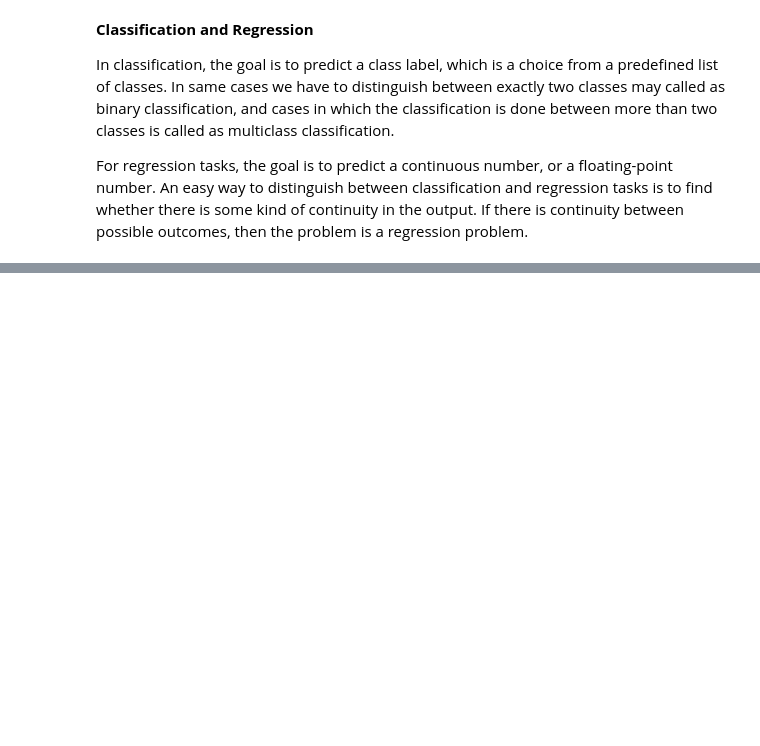
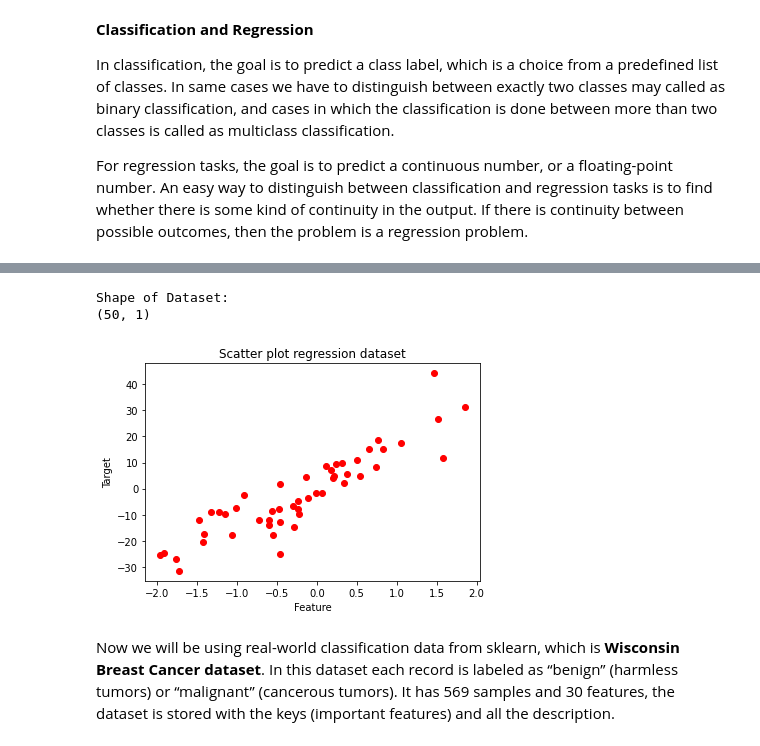
Before and after one commit to Bluelord/Intro_to_ML_Python, a Jupyter notebook: 02_Supervised_Learning.ipynb, the cells around one changed output, grey strips where cells are left out. Saved outputs shown, nothing was run; the diff lists cells and outputs as text; code cells hidden in the pictures; blank space fills up the shorter version.

```diff
--- a/02_Supervised_Learning.ipynb
+++ b/02_Supervised_Learning.ipynb
@@ -20,0 +69,18 @@ For regression tasks, the goal is to predict a continuous number, or a floating-
+# %%
+# Generate dataset for Regrassion
+from sklearn.datasets import make_regression
+X, y = make_regression(n_samples=50, n_features=1 ,random_state=42, noise=7)
+print("Shape of Dataset: \n{}\n" .format(X.shape))
+# Plotting
+fig, ax = plt.subplots()
+ax.scatter(X, y, marker= 'o', color='r' )
+ax.set_title('Scatter plot regression dataset', fontsize=12)
+ax.set_xlabel('Feature')
+ax.set_ylabel('Target')
+plt.show()
+# %% [output]
+Shape of Dataset:
+(50, 1)
+[figure, added]
+# %% [markdown]
+Now we will be using real-world classification data from sklearn, which is **Wisconsin Breast Cancer dataset**. In this dataset each record is labeled as “benign” (harmless tumors) or “malignant” (cancerous tumors). It has 569 samples and 30 features, the dataset is stored with the keys (important features) and all the description.
```
Also changed, not shown: parts of 11 cells of this notebook.
